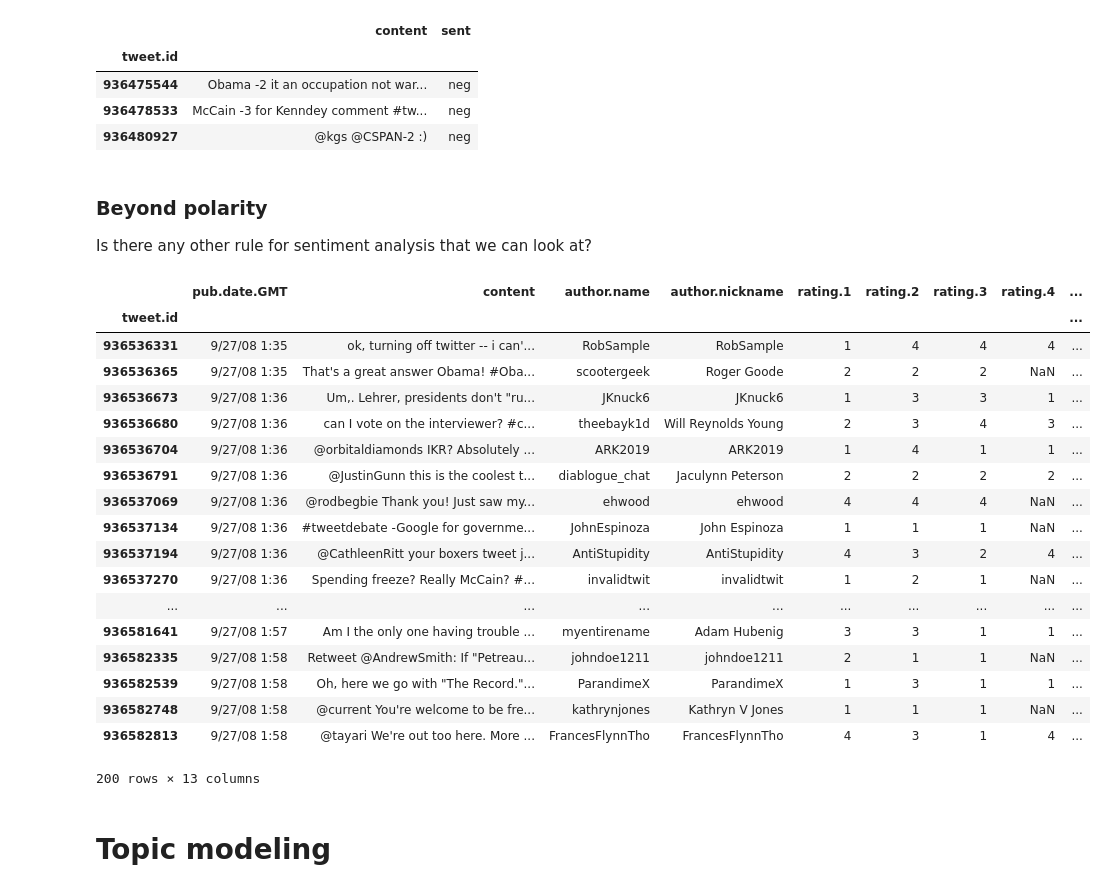
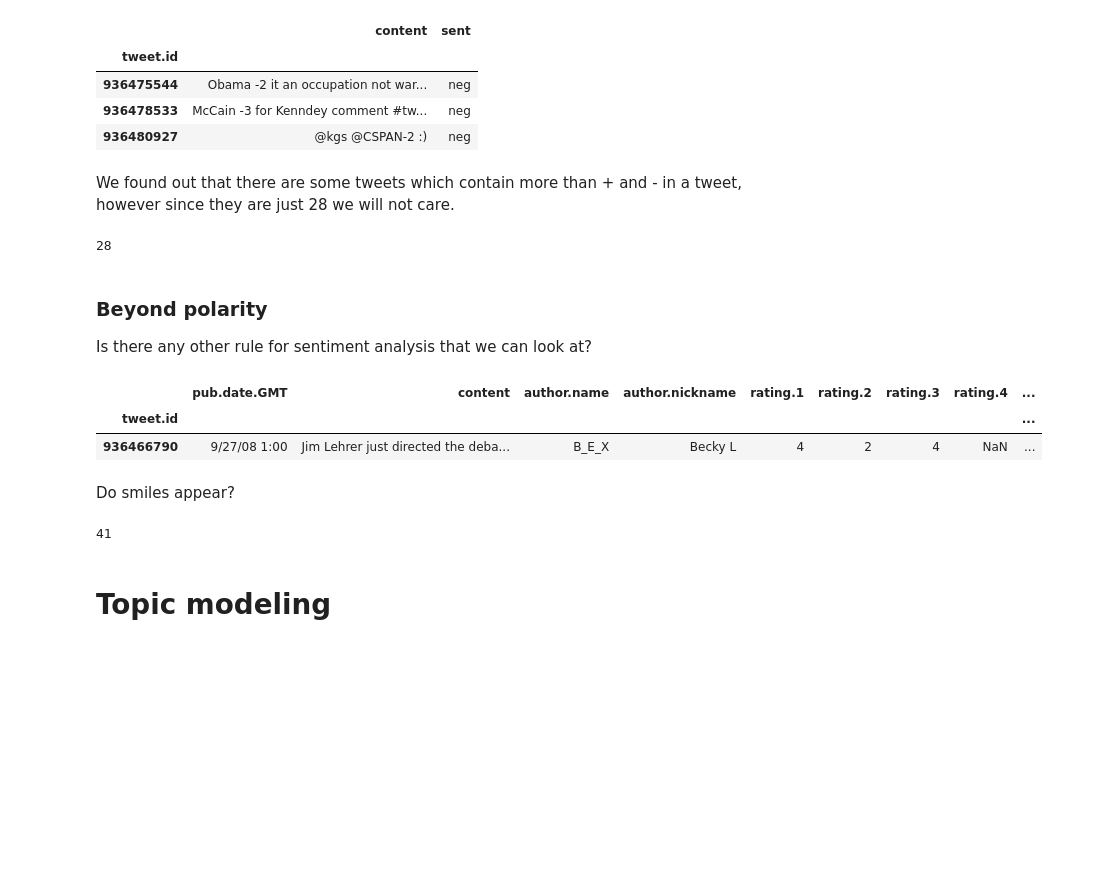
Before and after one commit to ralucacocioban/SentimentClassification, a Jupyter notebook: Politweet.ipynb, the cells around one changed output. Drawn from its saved outputs; the diff is of its cells as text; code cells hidden in the pictures; blank space fills up the shorter version.

```diff
--- a/Politweet.ipynb
+++ b/Politweet.ipynb
@@ -21,7 +22,7 @@ def get_tweets(filename):
     df = pd.read_csv(filename, sep='\t', encoding='utf-8', index_col="tweet.id")
     return df
 
-df = get_tweets("./debate08_sentiment_tweets.tsv")
+all = get_tweets("./debate08_sentiment_tweets.tsv")
 df[:1]
 # %% [output]
 |  | pub.date.GMT | content | author.name | author.nickname | rating.1 | rating.2 | rating.3 | rating.4 | ... |
@@ -49,9 +50,9 @@ def pre_processing(df):
     df["content"] = df["content"].apply(lambda x: re.sub(r'MCCAINs?', 'McCain', x, flags=re.IGNORECASE))
     df["content"] = df["content"].apply(lambda x: re.sub(r'Obama|Barack', 'Obama', x, flags=re.IGNORECASE))
     df["tokens"] = df["content"].apply(lambda x: nltk.tokenize.word_tokenize(x))
-    return df
+    return df_setminus(df, all_rating(df, Rating.OTHER))
 
-df = pre_processing(df)
+df = pre_processing(all)
 print "Example of word tokens"
 df[["tokens"]][:1]
 # %% [output]
@@ -263,31 +266,38 @@ We matched 178 disagreeing judgments on -/+ tweets
 | 936475544 | Obama -2 it an occupation not war... | neg |
 | 936478533 | McCain -3 for Kenndey comment #tw... | neg |
 | 936480927 | @kgs @CSPAN-2 :) | neg |
+# %% [markdown]
+We found out that there are some tweets which contain more than + and - in a tweet, however since they are just 28 we will not care.
+# %%
+matches = df[df["content"].str.contains('((\+|\-)[0-9]+.*(\+|\-)[0-9]+)+')]
+len(matches)
+# %% [output]
+28
 # %% [markdown]
 ### Beyond polarity
 Is there any other rule for sentiment analysis that we can look at?
 # %%
-df_setminus(df_setminus(df, minus_df(df)), plus_df(df))[300:500]
+no_polarity = df_setminus(df_setminus(df, minus_df(df)), plus_df(df))
+no_polarity[:1]
 # %% [output]
 |  | pub.date.GMT | content | author.name | author.nickname | rating.1 | rating.2 | rating.3 | rating.4 | ... |
 | tweet.id |  |  |  |  |  |  |  |  | ... |
-| 936536331 | 9/27/08 1:35 | ok, turning off twitter -- i can'... | RobSample | RobSample | 1 | 4 | 4 | 4 | ... |
-| 936536365 | 9/27/08 1:35 | That's a great answer Obama! #Oba... | scootergeek | Roger Goode | 2 | 2 | 2 | NaN | ... |
-| 936536673 | 9/27/08 1:36 | Um,. Lehrer, presidents don't "ru... | JKnuck6 | JKnuck6 | 1 | 3 | 3 | 1 | ... |
-| 936536680 | 9/27/08 1:36 | can I vote on the interviewer? #c... | theebayk1d | Will Reynolds Young | 2 | 3 | 4 | 3 | ... |
-| 936536704 | 9/27/08 1:36 | @orbitaldiamonds IKR? Absolutely ... | ARK2019 | ARK2019 | 1 | 4 | 1 | 1 | ... |
-| 936536791 | 9/27/08 1:36 | @JustinGunn this is the coolest t... | diablogue_chat | Jaculynn Peterson | 2 | 2 | 2 | 2 | ... |
-| 936537069 | 9/27/08 1:36 | @rodbegbie Thank you! Just saw my... | ehwood | ehwood | 4 | 4 | 4 | NaN | ... |
-| 936537134 | 9/27/08 1:36 | #tweetdebate -Google for governme... | JohnEspinoza | John Espinoza | 1 | 1 | 1 | NaN | ... |
-| 936537194 | 9/27/08 1:36 | @CathleenRitt your boxers tweet j... | AntiStupidity | AntiStupidity | 4 | 3 | 2 | 4 | ... |
-| 936537270 | 9/27/08 1:36 | Spending freeze? Really McCain? #... | invalidtwit | invalidtwit | 1 | 2 | 1 | NaN | ... |
-| ... | ... | ... | ... | ... | ... | ... | ... | ... | ... |
-| 936581641 | 9/27/08 1:57 | Am I the only one having trouble ... | myentirename | Adam Hubenig | 3 | 3 | 1 | 1 | ... |
-| 936582335 | 9/27/08 1:58 | Retweet @AndrewSmith: If "Petreau... | johndoe1211 | johndoe1211 | 2 | 1 | 1 | NaN | ... |
-| 936582539 | 9/27/08 1:58 | Oh, here we go with "The Record."... | ParandimeX | ParandimeX | 1 | 3 | 1 | 1 | ... |
-| 936582748 | 9/27/08 1:58 | @current You're welcome to be fre... | kathrynjones | Kathryn V Jones | 1 | 1 | 1 | NaN | ... |
-| 936582813 | 9/27/08 1:58 | @tayari We're out too here. More ... | FrancesFlynnTho | FrancesFlynnTho | 4 | 3 | 1 | 4 | ... |
+| 936466790 | 9/27/08 1:00 | Jim Lehrer just directed the deba... | B_E_X | Becky L | 4 | 2 | 4 | NaN | ... |
-200 rows × 13 columns
+# %% [markdown]
+Do smiles appear?
+# %%
+def happy_df(df):
+    return df[df["content"].str.contains("[:;8=xX]-?[\)\]D]")]
+
+def sad_df(df):
+    return df[df["content"].str.contains("[:;8=]'?-?[\(\[\|]")]
+
+
+happy_smiles = happy_df(df)
+sad_smiles = sad_df(df)
+len(happy_smiles) + len(sad_smiles)
+# %% [output]
+41
 # %% [markdown]
 # Topic modeling
 # %% [markdown]
```
Also changed, not shown: parts of 8 cells of this notebook.
